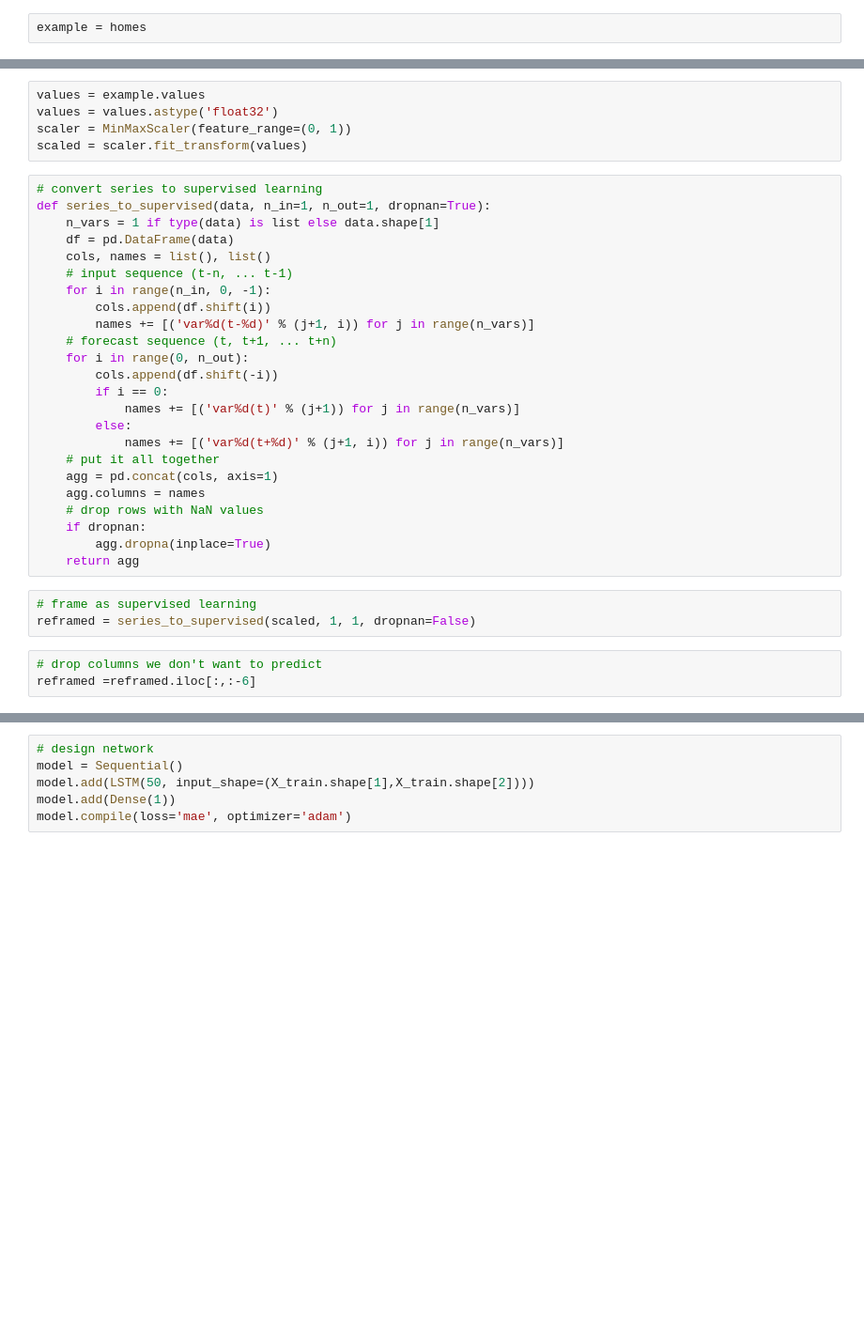
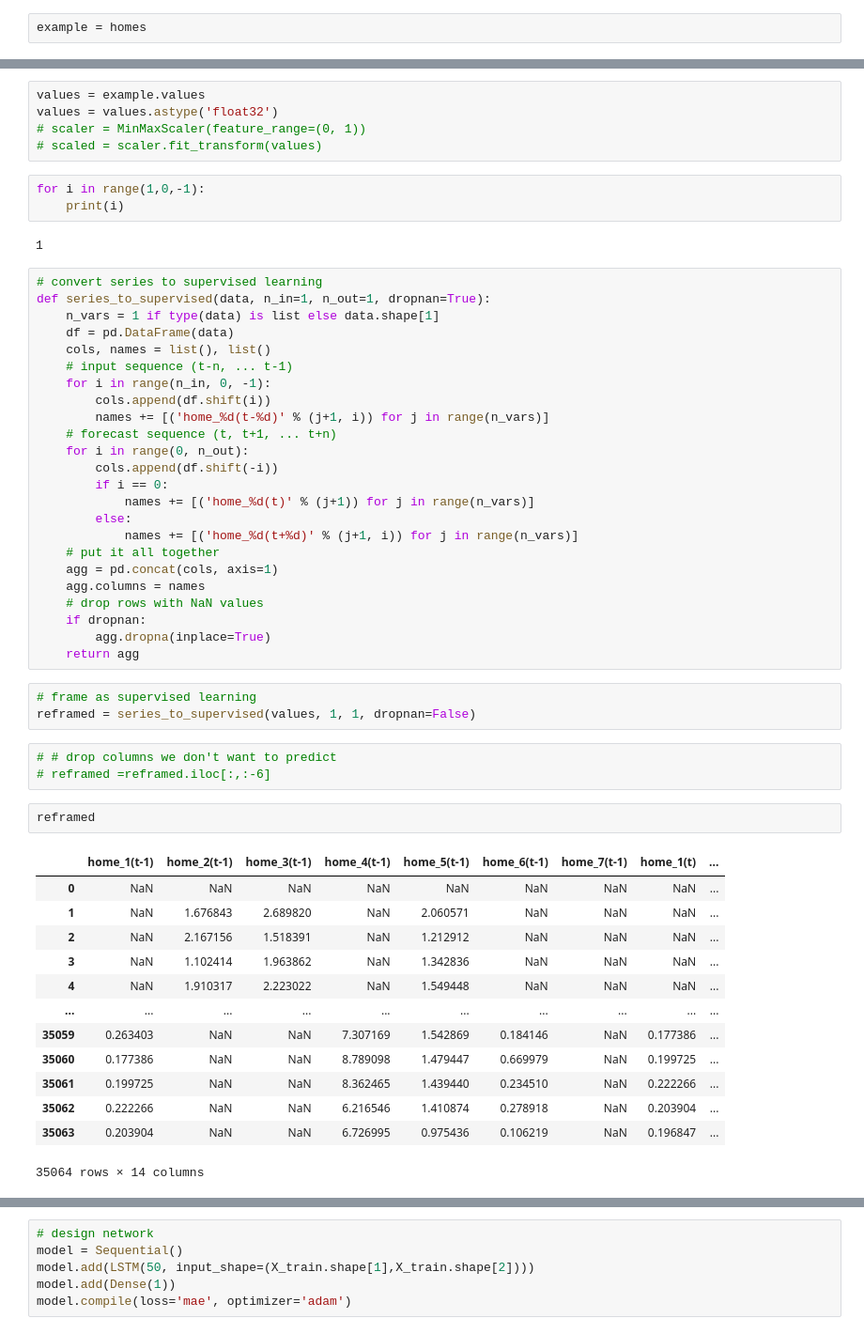
Before and after one commit to danbm94/masterthesis, a Jupyter notebook: flwer_smart.ipynb, the cells around one changed output, grey strips where cells are left out. Shown: that part at 94% size. Drawn from its saved outputs; the diff is of its cells as text; blank space fills up the shorter version.

```diff
--- a/flwer_smart.ipynb
+++ b/flwer_smart.ipynb
@@ -232,8 +250,13 @@ example = homes
 # %%
 values = example.values
 values = values.astype('float32')
-scaler = MinMaxScaler(feature_range=(0, 1))
-scaled = scaler.fit_transform(values)
+# scaler = MinMaxScaler(feature_range=(0, 1))
+# scaled = scaler.fit_transform(values)
+# %%
+for i in range(1,0,-1):
+    print(i)
+# %% [output]
+1
 # %%
 # convert series to supervised learning
 def series_to_supervised(data, n_in=1, n_out=1, dropnan=True):
@@ -243,14 +266,14 @@ def series_to_supervised(data, n_in=1, n_out=1, dropnan=True):
 	# input sequence (t-n, ... t-1)
 	for i in range(n_in, 0, -1):
 		cols.append(df.shift(i))
-		names += [('var%d(t-%d)' % (j+1, i)) for j in range(n_vars)]
+		names += [('home_%d(t-%d)' % (j+1, i)) for j in range(n_vars)]
 	# forecast sequence (t, t+1, ... t+n)
 	for i in range(0, n_out):
 		cols.append(df.shift(-i))
 		if i == 0:
-			names += [('var%d(t)' % (j+1)) for j in range(n_vars)]
+			names += [('home_%d(t)' % (j+1)) for j in range(n_vars)]
 		else:
-			names += [('var%d(t+%d)' % (j+1, i)) for j in range(n_vars)]
+			names += [('home_%d(t+%d)' % (j+1, i)) for j in range(n_vars)]
 	# put it all together
 	agg = pd.concat(cols, axis=1)
 	agg.columns = names
@@ -260,8 +283,24 @@ def series_to_supervised(data, n_in=1, n_out=1, dropnan=True):
 	return agg
 # %%
 # frame as supervised learning
-reframed = series_to_supervised(scaled, 1, 1, dropnan=False)
+reframed = series_to_supervised(values, 1, 1, dropnan=False)
 # %%
-# drop columns we don't want to predict
-reframed =reframed.iloc[:,:-6]
+# # drop columns we don't want to predict
+# reframed =reframed.iloc[:,:-6]
+# %%
+reframed
+# %% [output]
+|  | home_1(t-1) | home_2(t-1) | home_3(t-1) | home_4(t-1) | home_5(t-1) | home_6(t-1) | home_7(t-1) | home_1(t) | ... |
+| 0 | NaN | NaN | NaN | NaN | NaN | NaN | NaN | NaN | ... |
+| 1 | NaN | 1.676843 | 2.689820 | NaN | 2.060571 | NaN | NaN | NaN | ... |
+| 2 | NaN | 2.167156 | 1.518391 | NaN | 1.212912 | NaN | NaN | NaN | ... |
+| 3 | NaN | 1.102414 | 1.963862 | NaN | 1.342836 | NaN | NaN | NaN | ... |
+| 4 | NaN | 1.910317 | 2.223022 | NaN | 1.549448 | NaN | NaN | NaN | ... |
+| ... | ... | ... | ... | ... | ... | ... | ... | ... | ... |
+| 35059 | 0.263403 | NaN | NaN | 7.307169 | 1.542869 | 0.184146 | NaN | 0.177386 | ... |
+| 35060 | 0.177386 | NaN | NaN | 8.789098 | 1.479447 | 0.669979 | NaN | 0.199725 | ... |
+| 35061 | 0.199725 | NaN | NaN | 8.362465 | 1.439440 | 0.234510 | NaN | 0.222266 | ... |
+| 35062 | 0.222266 | NaN | NaN | 6.216546 | 1.410874 | 0.278918 | NaN | 0.203904 | ... |
+| 35063 | 0.203904 | NaN | NaN | 6.726995 | 0.975436 | 0.106219 | NaN | 0.196847 | ... |
+35064 rows × 14 columns
 # %%
```
Also changed, not shown: parts of 17 cells of this notebook.
